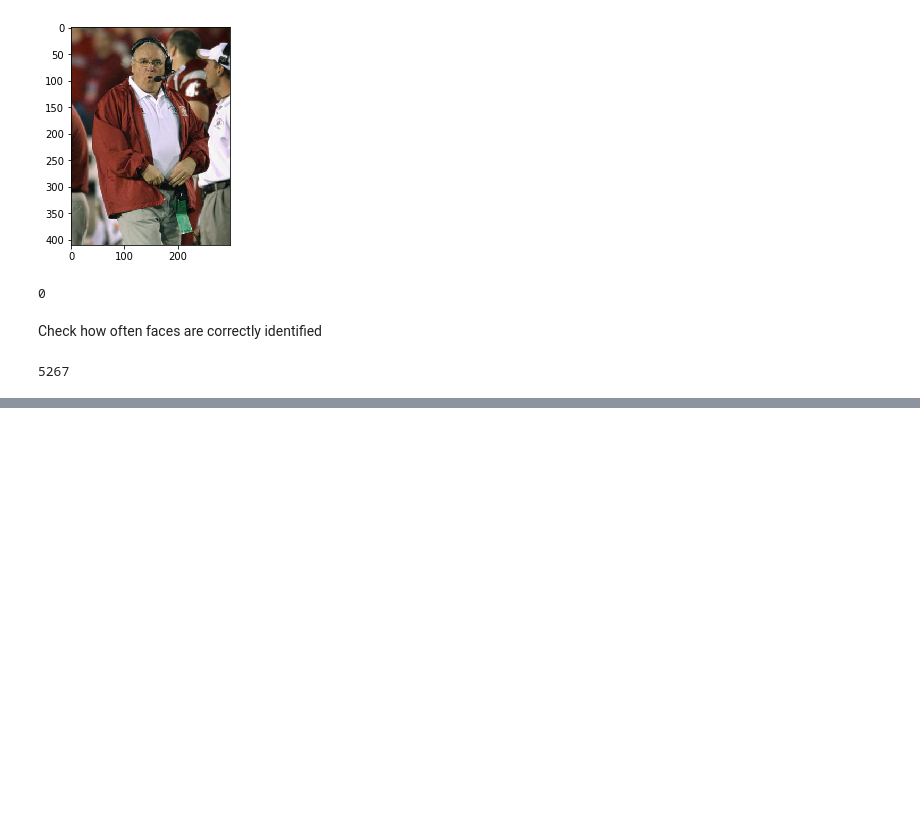
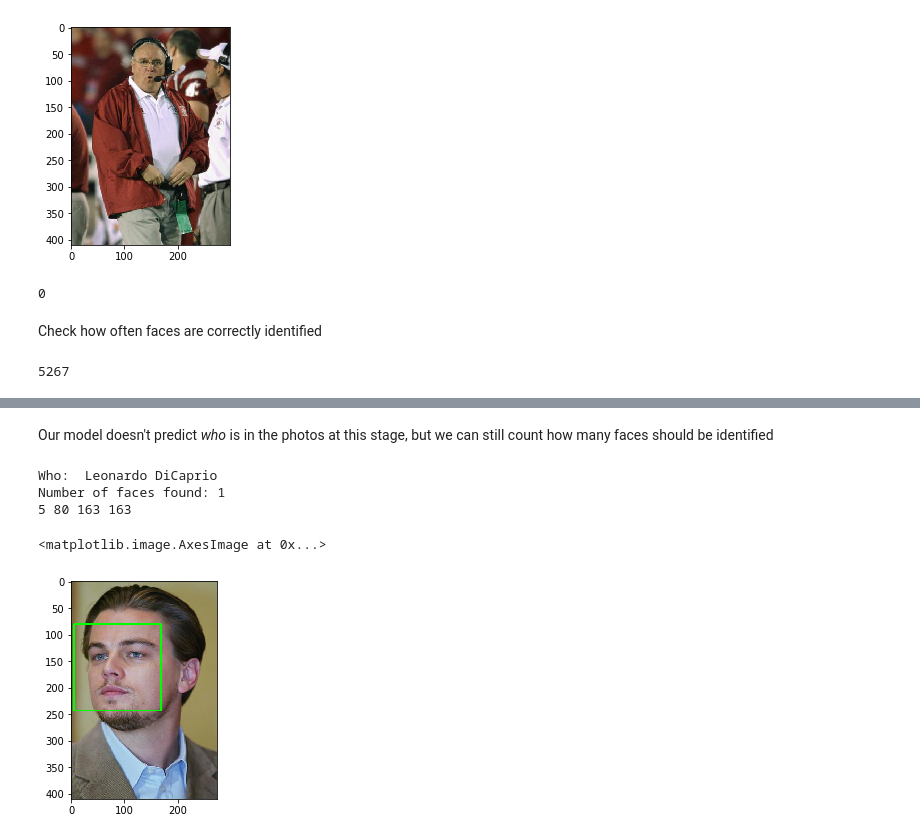
Before and after one commit to MG92/faceDetection, a Jupyter notebook: notebooks/1.0-MG92-face-detection.ipynb, the cells around one changed output, grey strips where cells are left out. Saved outputs shown, nothing was run; the diff lists cells and outputs as text; code cells hidden in the pictures; blank space fills up the shorter version.

```diff
--- a/notebooks/1.0-MG92-face-detection.ipynb
+++ b/notebooks/1.0-MG92-face-detection.ipynb
@@ -48,6 +63,6 @@ faceDetector = cv2.CascadeClassifier(haarCascade)
 # %% [markdown]
 In some cases the face detector works...
 # %%
-img = cv2.imread(accum_imgs[1])
-img_grey = cv2.cvtColor(img, cv2.COLOR_BGR2GRAY)
-faces = faceDetector.detectMultiScale(img_grey, 1.3, 5)
+img1 = cv2.imread(accum_imgs[1])
+img1_grey = cv2.cvtColor(img1, cv2.COLOR_BGR2GRAY)
+faces = faceDetector.detectMultiScale(img1_grey, 1.3, 5)
@@ -63,6 +78,6 @@ print(len(faces))
 # %%
 for (x,y,w,h) in faces:
     print(x,y,w,h)
-    cv2.rectangle(img,(x,y),(x+w,y+h),(0,255,0),2)
+    cv2.rectangle(img1,(x,y),(x+w,y+h),(0,255,0),2)
 # %% [output]
 128 94 68 68
@@ -108,0 +130,20 @@ KeyboardInterrupt:
+# %% [markdown]
+Our model doesn't predict <i>who</i> is in the photos at this stage, but we can still count how many faces should be identified
+# %%
+im4_path=training_imgs[106]
+title="03/"+im4_path[12:-4]
+print("Who: ",captions[title])
+img4 = cv2.imread(im4_path)
+img4_grey = cv2.cvtColor(img4, cv2.COLOR_BGR2GRAY)
+faces = faceDetector.detectMultiScale(img4_grey, 1.3, 5)
+print("Number of faces found: %d"%len(faces))
+for (x,y,w,h) in faces:
+    print(x,y,w,h)
+    cv2.rectangle(img4,(x,y),(x+w,y+h),(0,255,0),2)
+plt.imshow(convert_to_rgb(img4))
+# %% [output]
+Who:  Leonardo DiCaprio
+Number of faces found: 1
+5 80 163 163
+<matplotlib.image.AxesImage at 0x...>
+[figure, added]
```
Also changed, not shown: parts of 17 cells of this notebook, 1 other file.
